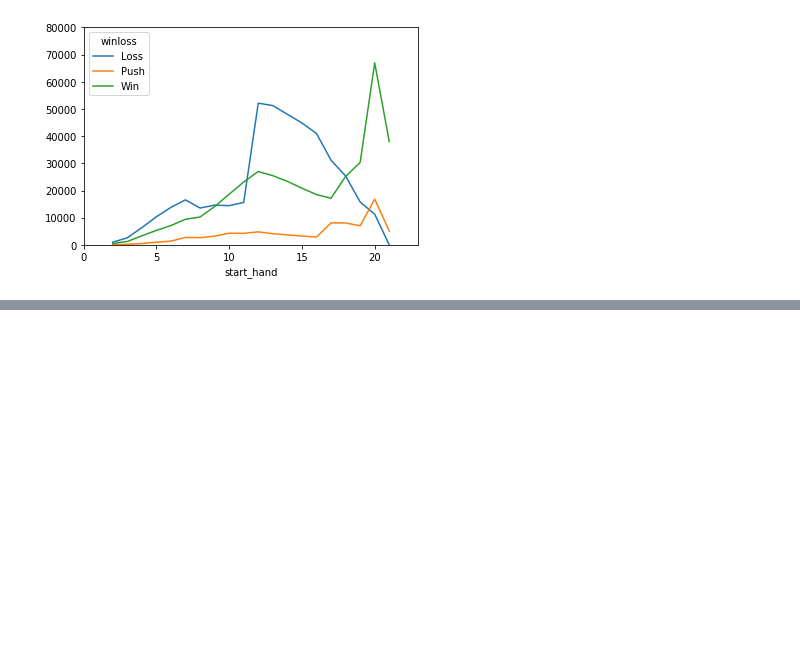
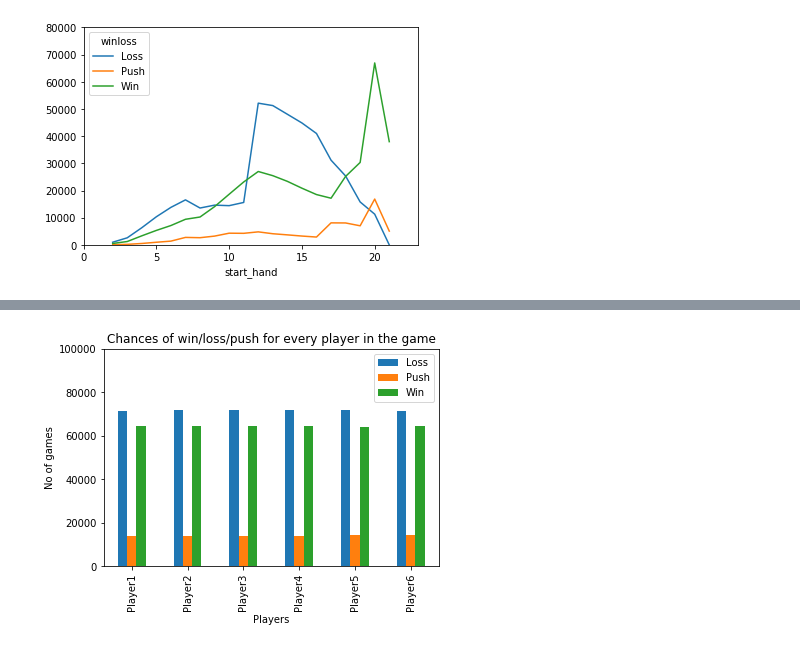
Before and after one commit to anirahul/Team_Carolina, a Jupyter notebook: code/main.ipynb, the cells around one changed output, grey strips where cells are left out. Saved outputs shown, nothing was run; the diff lists cells and outputs as text; code cells hidden in the pictures; blank space fills up the shorter version.

Commit message:
this is the third plot

```diff
--- a/code/main.ipynb
+++ b/code/main.ipynb
@@ -120,2 +121,9 @@ plt.show()
 # %% [output]
 [figure]
+# %%
+# Plot the player bar graph
+
+bj_data_3 = pd.DataFrame(bj_data_ren[["player_no", "winloss"]])
+#bj_data_2 = pd.DataFrame(bj_data_1)
+
+bj_data_3.head()
@@ -121,0 +137,3 @@ plt.show()
+# %%
+player_bar = bj_data_3.pivot_table(index = "player_no", columns = "winloss", aggfunc='size', fill_value = 0)
+player_bar.head()
@@ -121,0 +148,13 @@ plt.show()
+# %%
+player_bar.plot.bar()
+plt.ylim(0, 100000)
+
+# plt.xlim(0, 23)
+plt.legend(loc="best")
+plt.ylabel("No of games")
+plt.xlabel("Players")
+plt.title('Chances of win/loss/push for every player in the game')
+
+plt.show()
+# %% [output]
+[figure, added]
```
Also changed, not shown: parts of 5 cells of this notebook.
